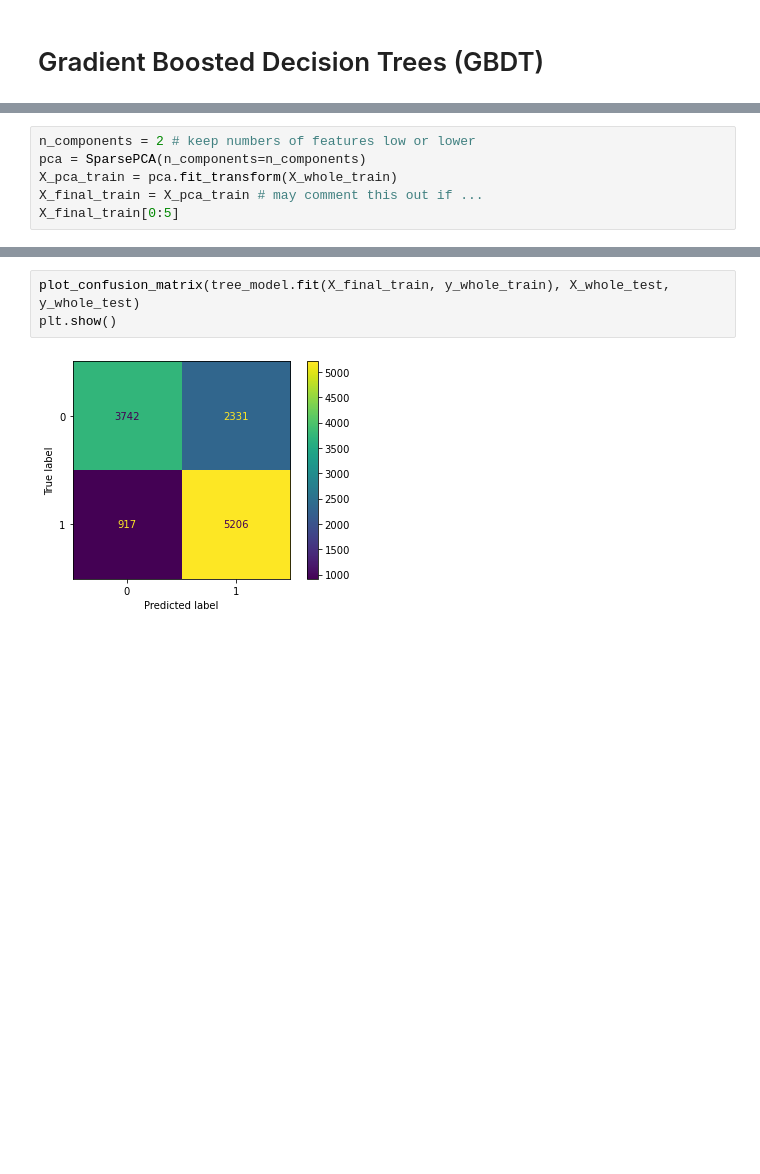
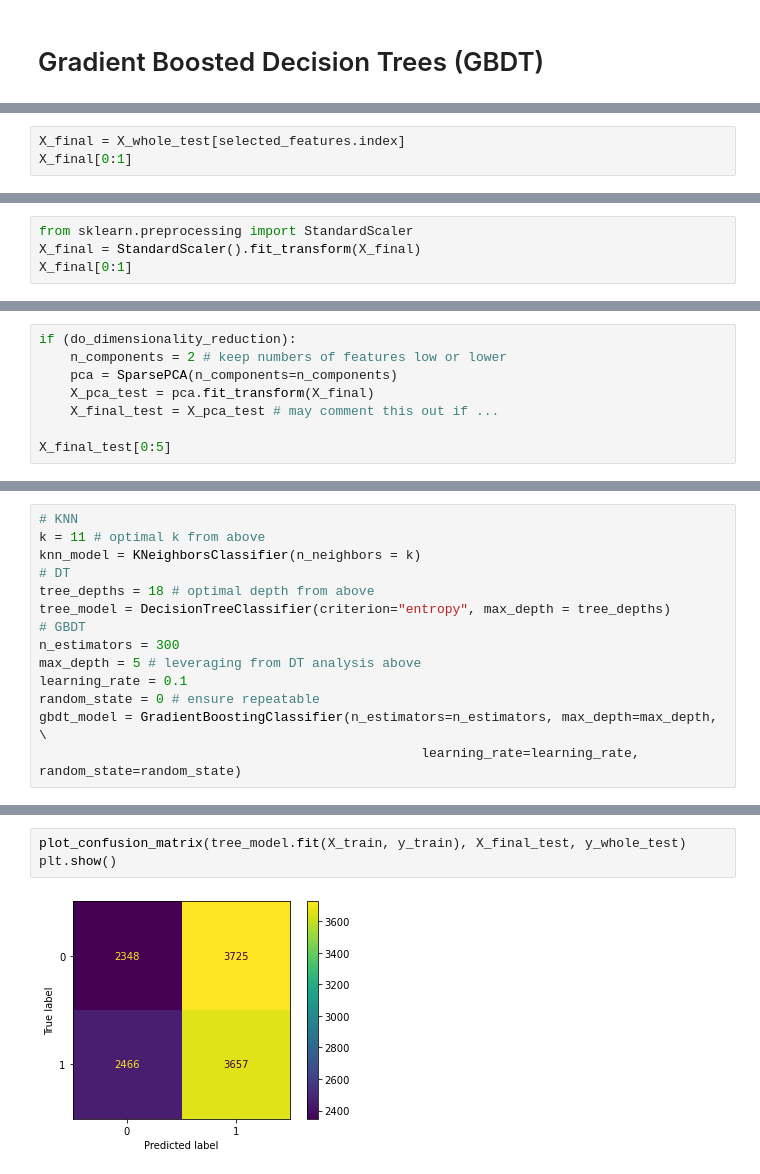
Before and after one commit to chewitty/Coursera_Capstone, a Jupyter notebook: Applied DS Capstone-wk12.ipynb, the cells around one changed output, grey strips where cells are left out. Cells and saved outputs as stored; diff of their text form; blank space fills up the shorter version.

```diff
--- a/Applied DS Capstone-wk12.ipynb
+++ b/Applied DS Capstone-wk12.ipynb
@@ -1336,0 +1331,3 @@ Cross-validation (f1) 0.6820220398612824
+# %%
+X_final = X_whole_test[selected_features.index]
+X_final[0:1]
@@ -1336,0 +1340,4 @@ Cross-validation (f1) 0.6820220398612824
+# %%
+from sklearn.preprocessing import StandardScaler
+X_final = StandardScaler().fit_transform(X_final)
+X_final[0:1]
@@ -1340,7 +1351,9 @@ Test the classifiers using the final data set set aside earlier.
 # %%
-n_components = 2 # keep numbers of features low or lower
-pca = SparsePCA(n_components=n_components)
-X_pca_train = pca.fit_transform(X_whole_train)
-X_final_train = X_pca_train # may comment this out if ...
-X_final_train[0:5]
+if (do_dimensionality_reduction):
+    n_components = 2 # keep numbers of features low or lower
+    pca = SparsePCA(n_components=n_components)
+    X_pca_test = pca.fit_transform(X_final)
+    X_final_test = X_pca_test # may comment this out if ...
+
+X_final_test[0:5]
 # %% [output]
@@ -1363,0 +1365,14 @@ array([[ 0.03568072, -2.05303736],
+# %%
+# KNN
+k = 11 # optimal k from above
+knn_model = KNeighborsClassifier(n_neighbors = k)
+# DT
+tree_depths = 18 # optimal depth from above
+tree_model = DecisionTreeClassifier(criterion="entropy", max_depth = tree_depths)
+# GBDT
+n_estimators = 300
+max_depth = 5 # leveraging from DT analysis above
+learning_rate = 0.1
+random_state = 0 # ensure repeatable
+gbdt_model = GradientBoostingClassifier(n_estimators=n_estimators, max_depth=max_depth, \
+                                                 learning_rate=learning_rate, random_state=random_state)
@@ -1403,8 +1420,8 @@ Cross-validation (f1) 0.6556764322368331
 # %%
-plot_confusion_matrix(tree_model.fit(X_final_train, y_whole_train), X_whole_test, y_whole_test)
+plot_confusion_matrix(tree_model.fit(X_train, y_train), X_final_test, y_whole_test)
 plt.show()
 # %% [output]
-[figure, old version]
+[figure, new version]
 # %%
 # Evaluate model: accuracy is the default scoring metric
 print('Cross-validation (accuracy)', np.average(cross_val_score(gbdt_model, X_final_test, y_whole_test, cv=5)))
```
Also changed, not shown: parts of 46 cells of this notebook.
